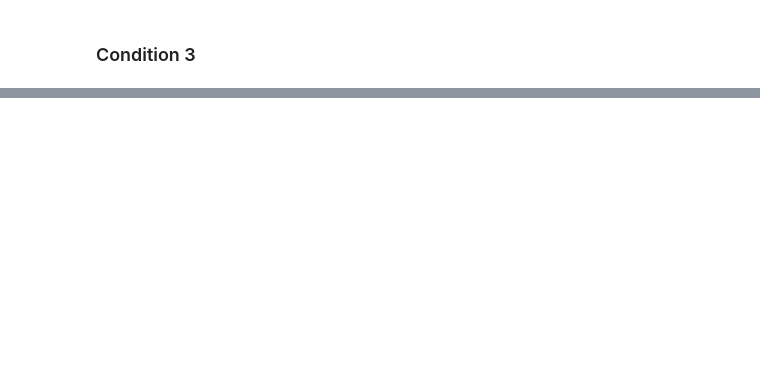
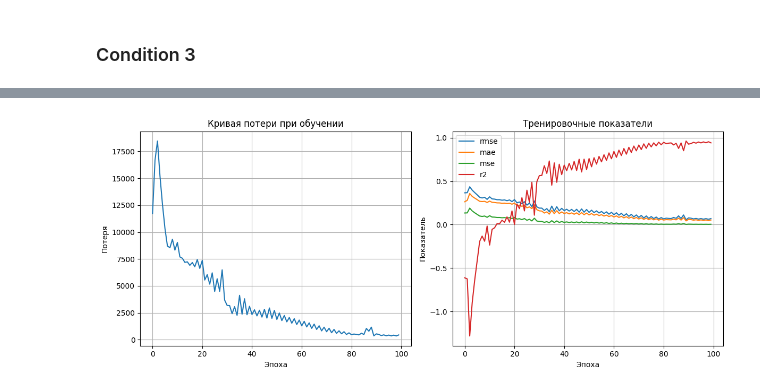
Before and after one commit to cntgfy90/bearing-rul, a Jupyter notebook: 1dcnn.ipynb, the cells around one changed output, grey strips where cells are left out. Cells and saved outputs as stored; diff of their text form; code cells hidden in the pictures; blank space fills up the shorter version.

Commit message:
Framework bearings prediction

```diff
--- a/1dcnn.ipynb
+++ b/1dcnn.ipynb
@@ -905,2 +929,23 @@ test_results['test_results_list']
 # %% [markdown]
 ### Condition 3
+# %%
+train_dataset = BearingDataset(
+    df=df[0][df[0]['unit'].isin(['3_2'])],
+)
+
+val_dataset = BearingDataset(
+    df=df[0][df[0]['unit'] == '3_1'],
+)
+
+train_loader = torch.utils.data.DataLoader(train_dataset, batch_size=32, shuffle=False)
+val_loader = torch.utils.data.DataLoader(val_dataset, batch_size=32, shuffle=False)
+
+len(train_dataset), len(val_dataset)
+
+model = BearingCNN()
+model = model.to(device)
+optimizer = torch.optim.AdamW(model.parameters(), lr=3e-4)
+# %%
+train_results = train(model, train_loader, val_loader, optimizer, criterion, device, 100)
+
+train_results
@@ -906,0 +966,13 @@ test_results['test_results_list']
+# %%
+plot_training_history(
+    train_results['train_loss'],
+    titles=['Кривая потери при обучении', 'Тренировочные показатели'],
+    metric_history={
+        'rmse': train_results['train_rmse'],
+        'mae': train_results['train_mae'],
+        'mse': train_results['train_mse'],
+        'r2': train_results['train_r2'],
+    },
+)
+# %% [output]
+[figure, added]
```
Also changed, not shown: parts of 8 cells of this notebook.
